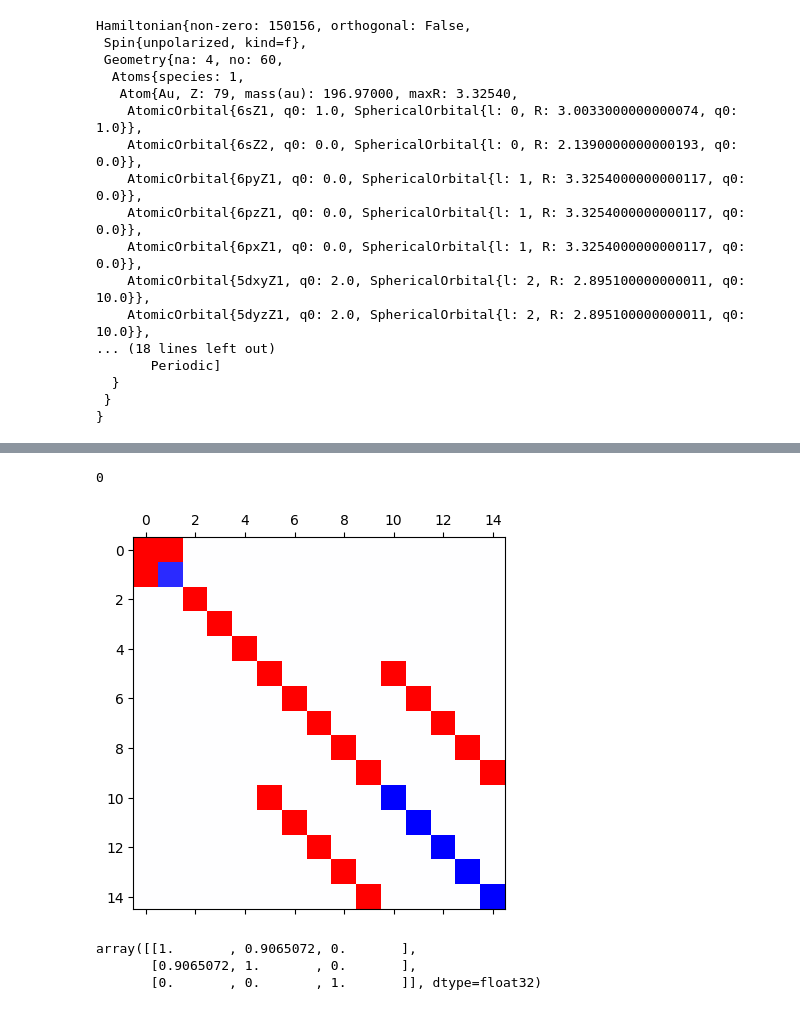
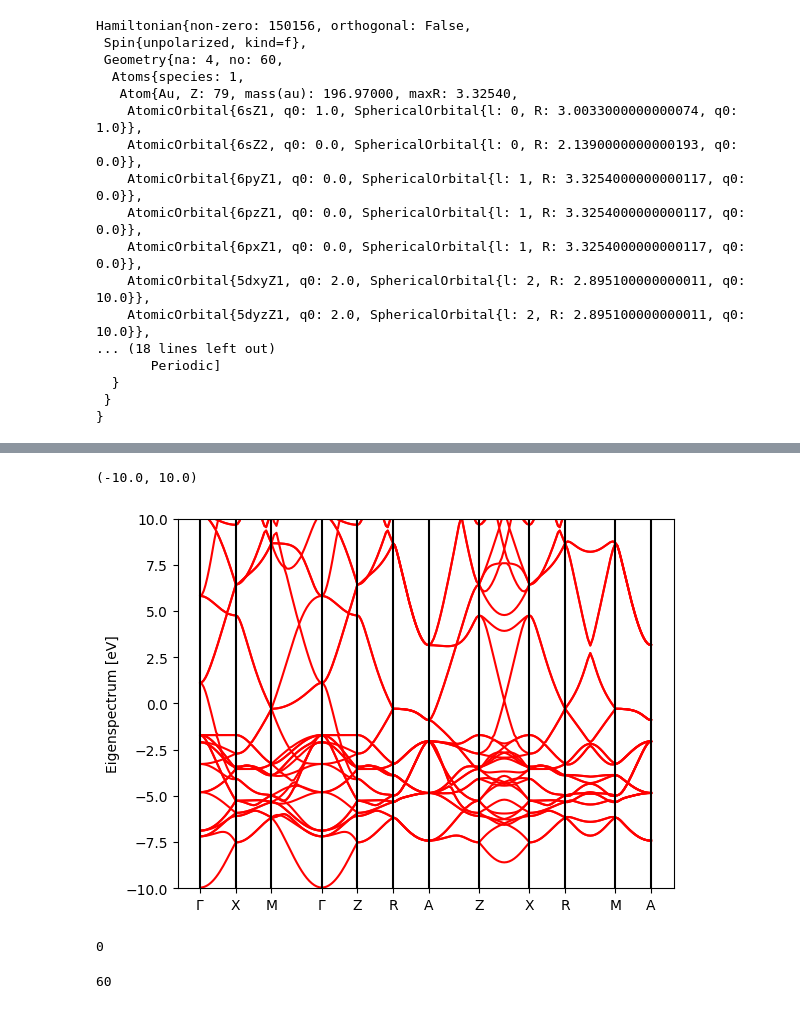
Before and after one commit to deepmodeling/dftio, a Jupyter notebook: dftio/io/siesta/check_siesta.ipynb, the cells around one changed output, grey strips where cells are left out. Cells and saved outputs as stored; diff of their text form; code cells hidden in the pictures.

```diff
--- a/dftio/io/siesta/check_siesta.ipynb
+++ b/dftio/io/siesta/check_siesta.ipynb
@@ -112,3 +102,49 @@ _LinAlgError: linalg.cholesky: (Batch element 0): The factorization could not be
+# %%
+import numpy as np
+import sisl
+from ase.io import read, Trajectory
+from sisl.physics.brillouinzone import BrillouinZone,MonkhorstPack
+import matplotlib.pyplot as plt
+
+eigs_all = []
+
+H_fdf = sisl.Hamiltonian.read('/personal/DeepTB/dptb_Zjj/DFTIO/dftio/test/data/siesta/siesta_out/RUN.fdf')
+# bz = MonkhorstPack(H_fdf, [1,1,1])
+# eigs = bz.apply.array.eigh()
+
+band = sisl.BandStructure(H_fdf, [[0., 0.,0.],
+                [0.0000000000,   0.5000000000,   0.0000000000],
+                [0.5000000000,   0.5000000000,   0.0000000000],
+                [0.0000000000,   0.0000000000,   0.0000000000],
+                [0.0000000000,   0.0000000000,   0.5000000000],
+                [0.0000000000,   0.5000000000,   0.5000000000],
+                [0.5000000000,   0.5000000000,   0.5000000000],
+                [0.0000000000,   0.0000000000,   0.5000000000],
+                [0.0000000000,   0.5000000000,   0.0000000000],
+                [0.0000000000,   0.5000000000,   0.5000000000],
+                [0.5000000000,   0.5000000000,   0.0000000000],
+                [0.5000000000,   0.5000000000,   0.5000000000]],
+                [20,20,20,20,20,20,20,20,20,20,20],
+                [r'$\Gamma$', 'X', 'M',r'$\Gamma$', 'Z','R', 'A','Z', 'X','R','M','A'])
+eigs_siesta = band.apply.array.eigh()
+np.save("/personal/DeepTB/dptb_Zjj/DFTIO/dftio/test/data/test_siesta/eigs_siesta.npy", eigs_siesta)
+# Retrieve the tick-marks and the linear k points
+xtick, xtick_label = band.lineartick()
+lk = band.lineark()
+plt.plot(lk, eigs_siesta,'r')
+plt.ylabel('Eigenspectrum [eV]')
+plt.gca().xaxis.set_ticks(xtick)
+plt.gca().set_xticklabels(xtick_label)
+
+# Also plot x-major lines at the ticks
+ymin, ymax = plt.gca().get_ylim()
+for tick in xtick:
+    plt.plot([tick,tick], [ymin,ymax], 'k')
+# plt.hlines(0, 0, 6, colors='k', linestyles='dashed')
+plt.ylim(-10,10)
+# %% [output]
+(-10.0, 10.0)
+[figure, added]
 # %%
 import sisl
 
@@ -118,23 +154,3 @@ off = ovp_sisl.geometry.sc_index([0, 0, 0]) * ovp_sisl.geometry.no
 off
 # %% [output]
 0
-# %%
-import sisl
-
-ovp_sisl = sisl.Overlap.read('/personal/DeepTB/dptb_Zjj/DFTIO/dftio/test/data/siesta/siesta_out/Au_cell.HSX')
-ovp_sisl[0,0,(0,0,0)]
-
-ovp_csr = ovp_sisl.tocsr()
-ovp_csr[:15,:15].toarray()
-import matplotlib.pyplot as plt
-
-plt.matshow(ovp_csr[:15,:15].toarray()-block['0_0_0_0_0'].numpy(), cmap="bwr", vmax=1.0, vmin=-1.0)
-plt.show()
-# %% [output]
-[figure, removed]
-# %%
-ovp_csr[:3,:3].toarray()
-# %% [output]
-array([[1.       , 0.9065072, 0.       ],
-       [0.9065072, 1.       , 0.       ],
-       [0.       , 0.       , 1.       ]], dtype=float32)
@@ -140,0 +180,4 @@ array([[1.       , 0.9065072, 0.       ],
+# %%
+ovp_sisl.no
+# %% [output]
+60
```
Also changed, not shown: parts of 11 cells of this notebook, 1 other file.
